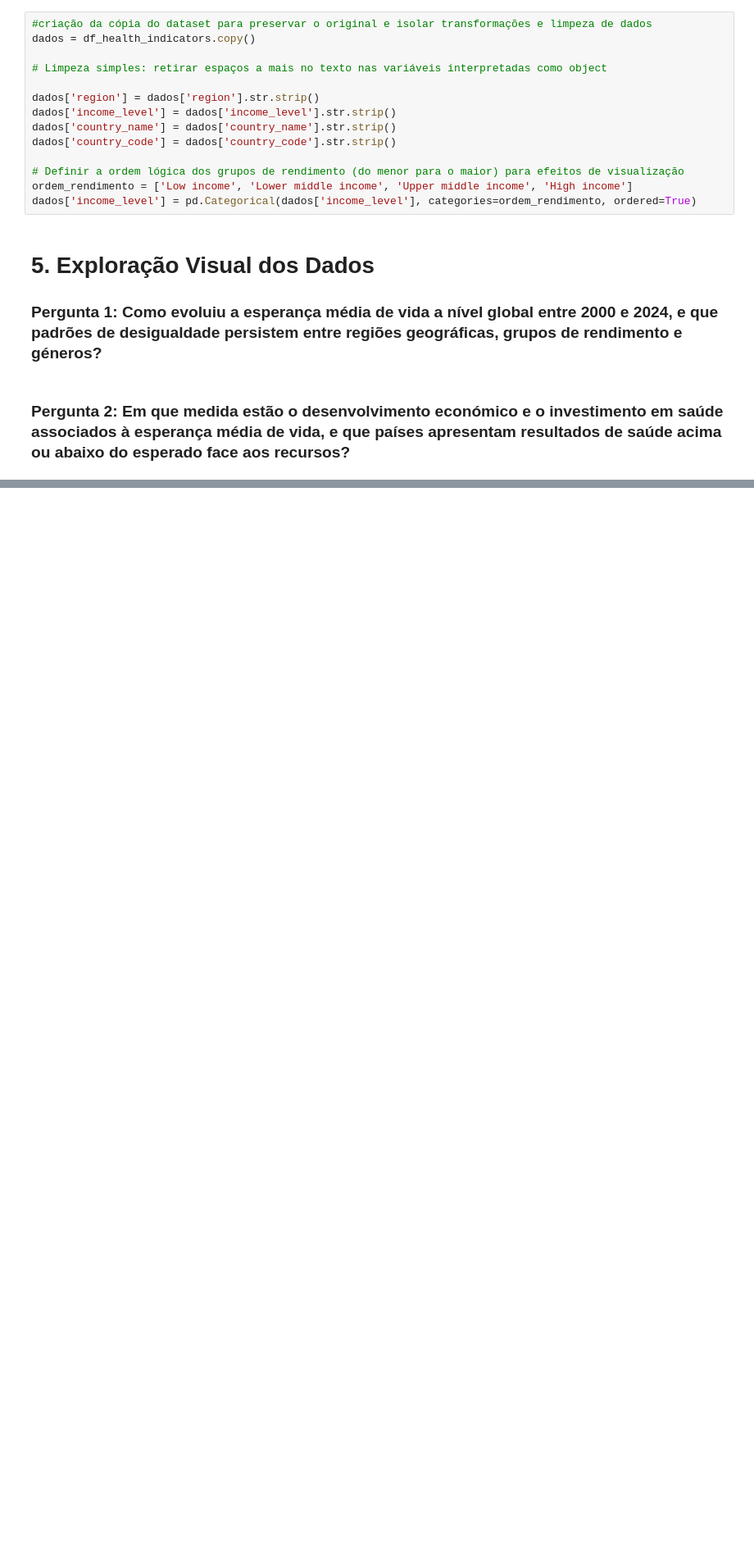
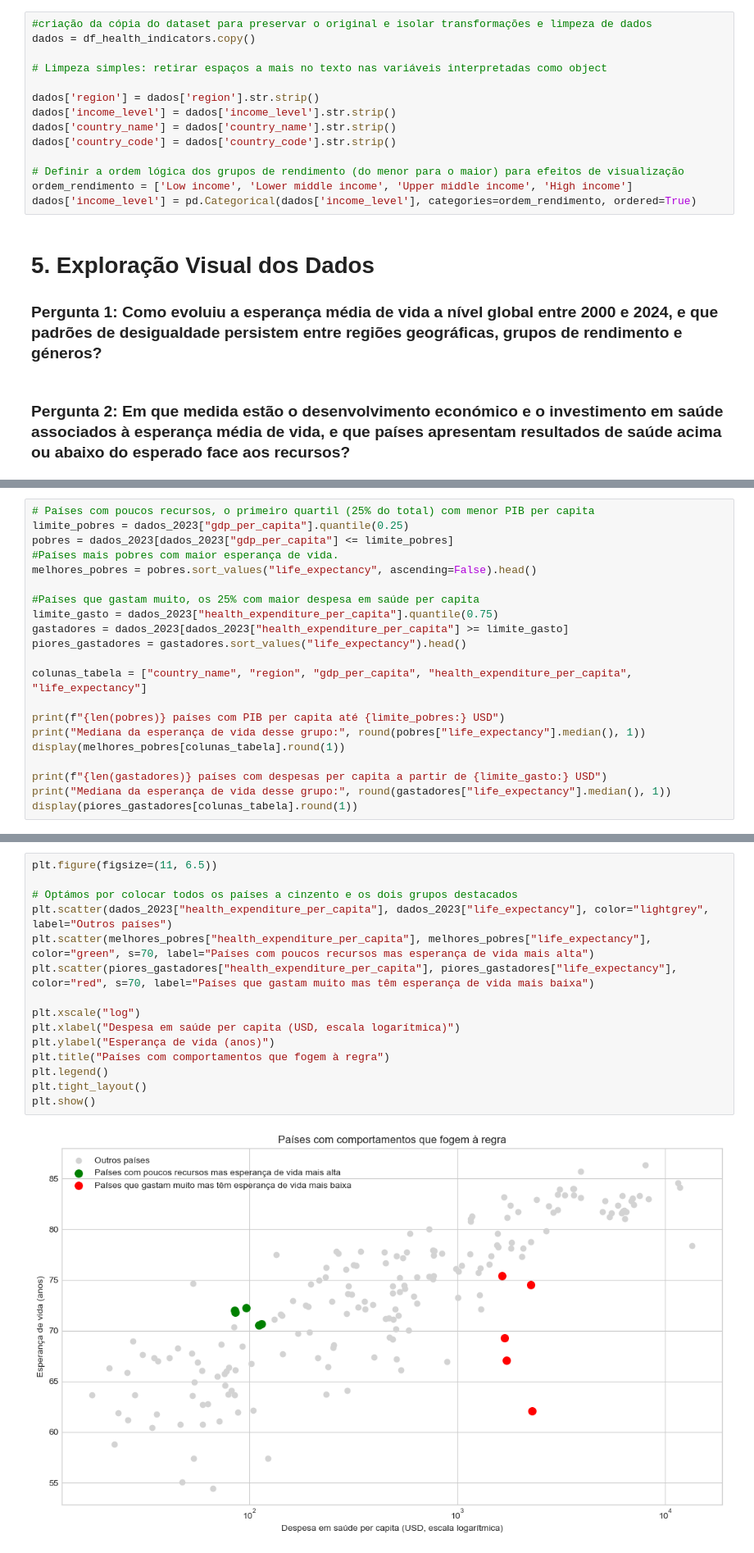
Before and after one commit to matilde-quiterio/Data-visualization, a Jupyter notebook: notebook.ipynb, the cells around one changed output, grey strips where cells are left out. Shown at 82% size. Drawn from its saved outputs; the diff is of its cells as text; blank space fills up the shorter version.

```diff
--- a/notebook.ipynb
+++ b/notebook.ipynb
@@ -265,0 +358,21 @@ Que países têm esperança de vida elevada com poucos recursos económicos, e q
+# %%
+# Países com poucos recursos, o primeiro quartil (25% do total) com menor PIB per capita
+limite_pobres = dados_2023["gdp_per_capita"].quantile(0.25)
+pobres = dados_2023[dados_2023["gdp_per_capita"] <= limite_pobres]
+#Países mais pobres com maior esperança de vida.
+melhores_pobres = pobres.sort_values("life_expectancy", ascending=False).head()
+
+#Países que gastam muito, os 25% com maior despesa em saúde per capita
+limite_gasto = dados_2023["health_expenditure_per_capita"].quantile(0.75)
+gastadores = dados_2023[dados_2023["health_expenditure_per_capita"] >= limite_gasto]
+piores_gastadores = gastadores.sort_values("life_expectancy").head()
+
+colunas_tabela = ["country_name", "region", "gdp_per_capita", "health_expenditure_per_capita", "life_expectancy"]
+
+print(f"{len(pobres)} países com PIB per capita até {limite_pobres:} USD")
+print("Mediana da esperança de vida desse grupo:", round(pobres["life_expectancy"].median(), 1))
+display(melhores_pobres[colunas_tabela].round(1))
+
+print(f"{len(gastadores)} países com despesas per capita a partir de {limite_gasto:} USD")
+print("Mediana da esperança de vida desse grupo:", round(gastadores["life_expectancy"].median(), 1))
+display(piores_gastadores[colunas_tabela].round(1))
@@ -265,0 +396,17 @@ Que países têm esperança de vida elevada com poucos recursos económicos, e q
+# %%
+plt.figure(figsize=(11, 6.5))
+
+# Optámos por colocar todos os países a cinzento e os dois grupos destacados
+plt.scatter(dados_2023["health_expenditure_per_capita"], dados_2023["life_expectancy"], color="lightgrey", label="Outros países")
+plt.scatter(melhores_pobres["health_expenditure_per_capita"], melhores_pobres["life_expectancy"], color="green", s=70, label="Países com poucos recursos mas esperança de vida mais alta")
+plt.scatter(piores_gastadores["health_expenditure_per_capita"], piores_gastadores["life_expectancy"], color="red", s=70, label="Países que gastam muito mas têm esperança de vida mais baixa")
+
+plt.xscale("log")
+plt.xlabel("Despesa em saúde per capita (USD, escala logarítmica)")
+plt.ylabel("Esperança de vida (anos)")
+plt.title("Países com comportamentos que fogem à regra")
+plt.legend()
+plt.tight_layout()
+plt.show()
+# %% [output]
+[figure, added]
```
Also changed, not shown: parts of 13 cells of this notebook.
